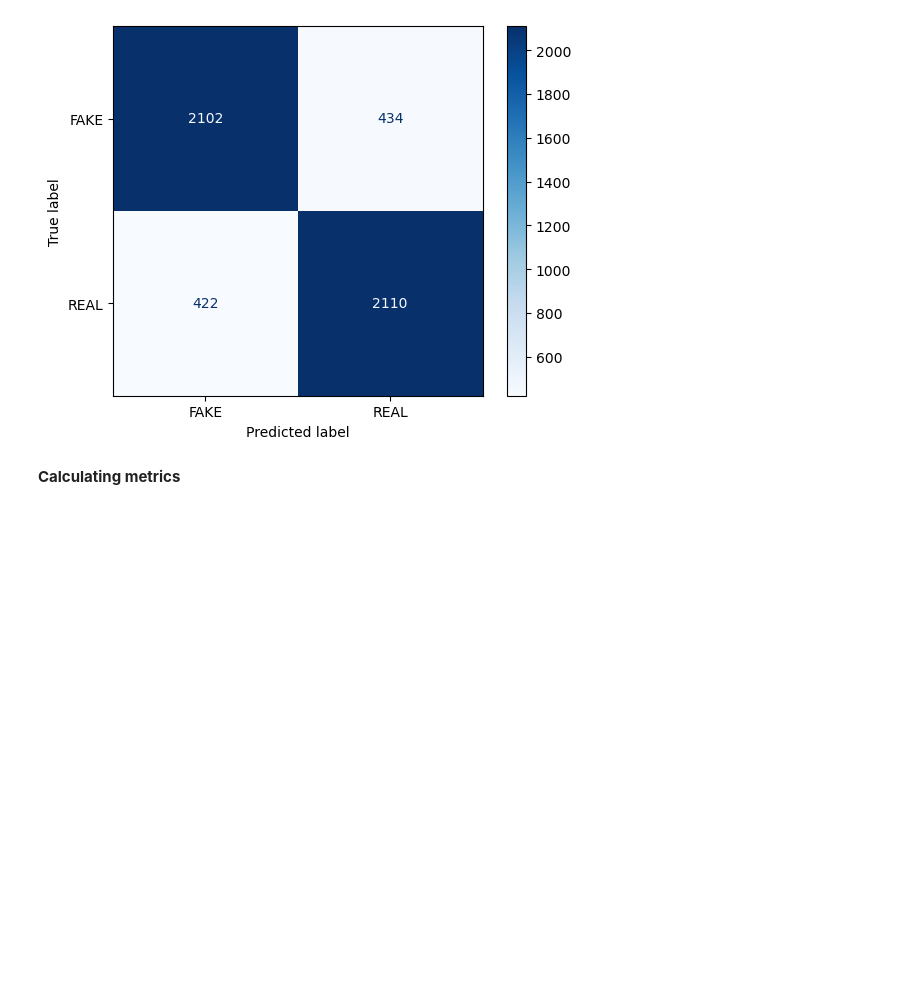
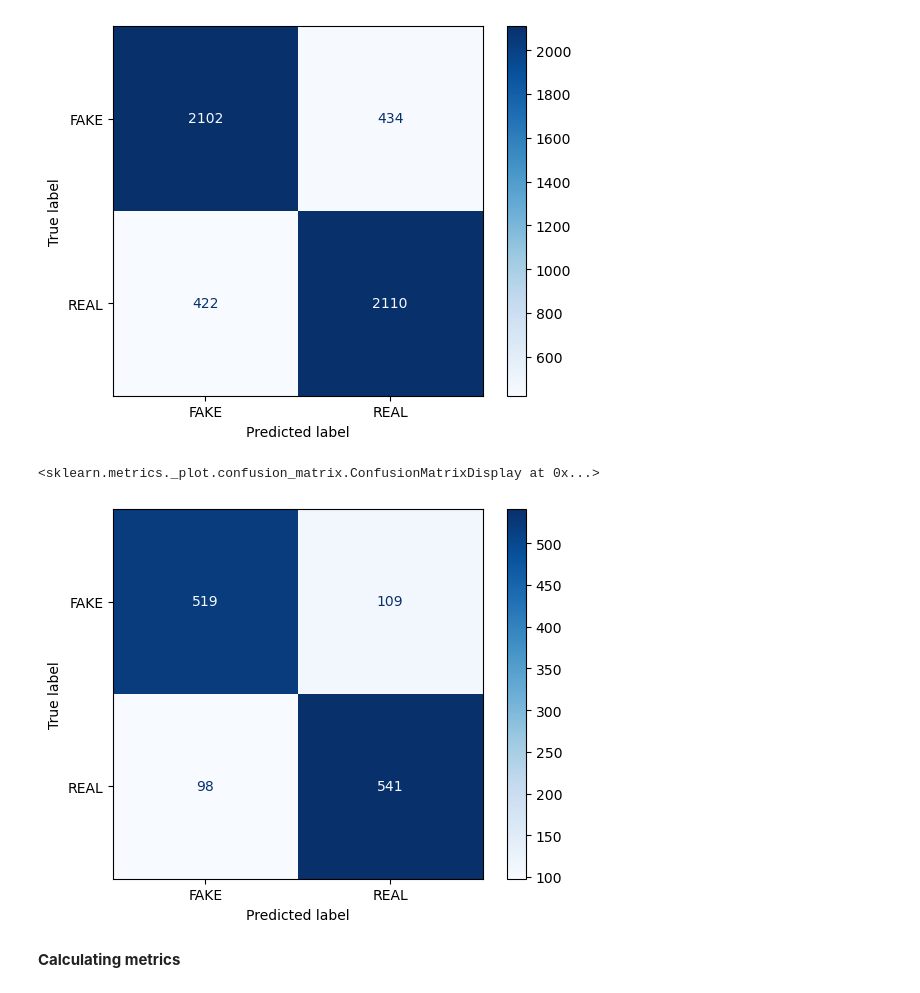
Before and after one commit to julifurjes/cds-language-forked, a Jupyter notebook: nbs/session05_inclass_juli.ipynb, the cells around one changed output. Cells and saved outputs as stored; diff of their text form; code cells hidden in the pictures; blank space fills up the shorter version.

```diff
--- a/nbs/session05_inclass_juli.ipynb
+++ b/nbs/session05_inclass_juli.ipynb
@@ -118,6 +118,16 @@ metrics.ConfusionMatrixDisplay.from_estimator(classifier,           # the classi
 # %% [output]
 <sklearn.metrics._plot.confusion_matrix.ConfusionMatrixDisplay at 0x...>
 [figure]
+# %%
+# use confusion matrix to check performance
+metrics.ConfusionMatrixDisplay.from_estimator(classifier,           # the classifier name
+                                 .           X_test_feats,          # the testing features
+                                            y_test,                # the training labels
+                                            cmap=plt.cm.Blues,      # make the colours prettier
+                                            labels=["FAKE", "REAL"])# the labels in your data arranged alphabetically
+# %% [output]
+<sklearn.metrics._plot.confusion_matrix.ConfusionMatrixDisplay at 0x...>
+[figure, added]
 # %% [markdown]
 __Calculating metrics__
 # %% [markdown]
```
Also changed, not shown: 1 other file.
